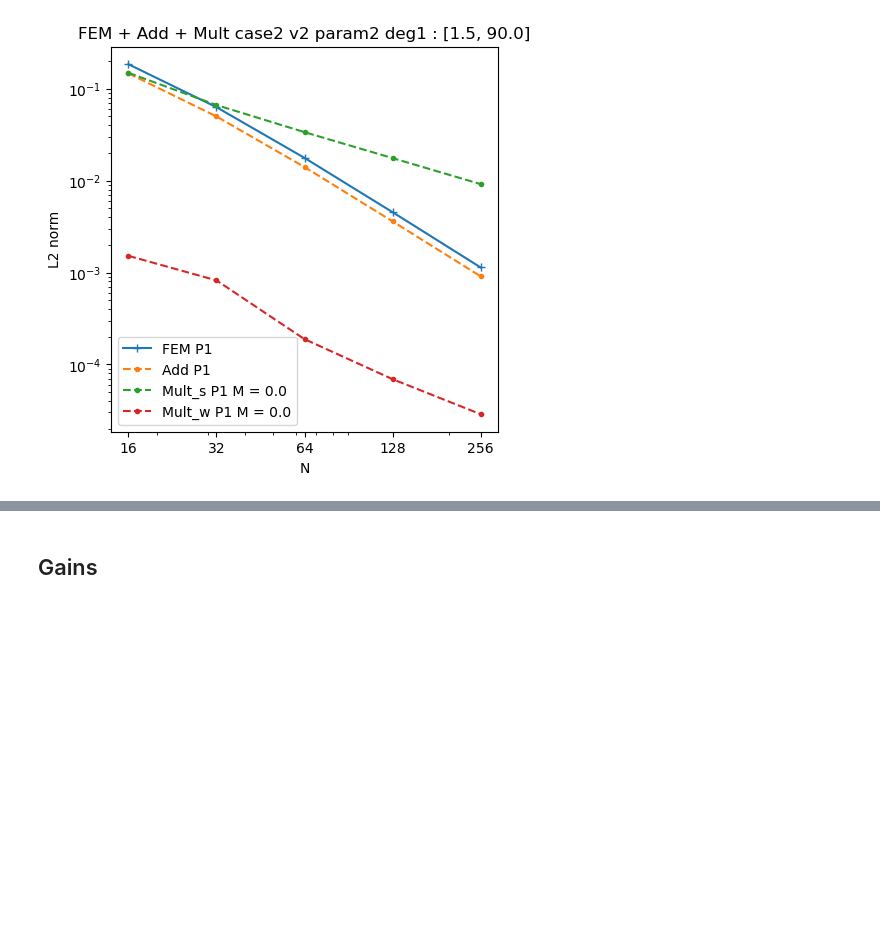
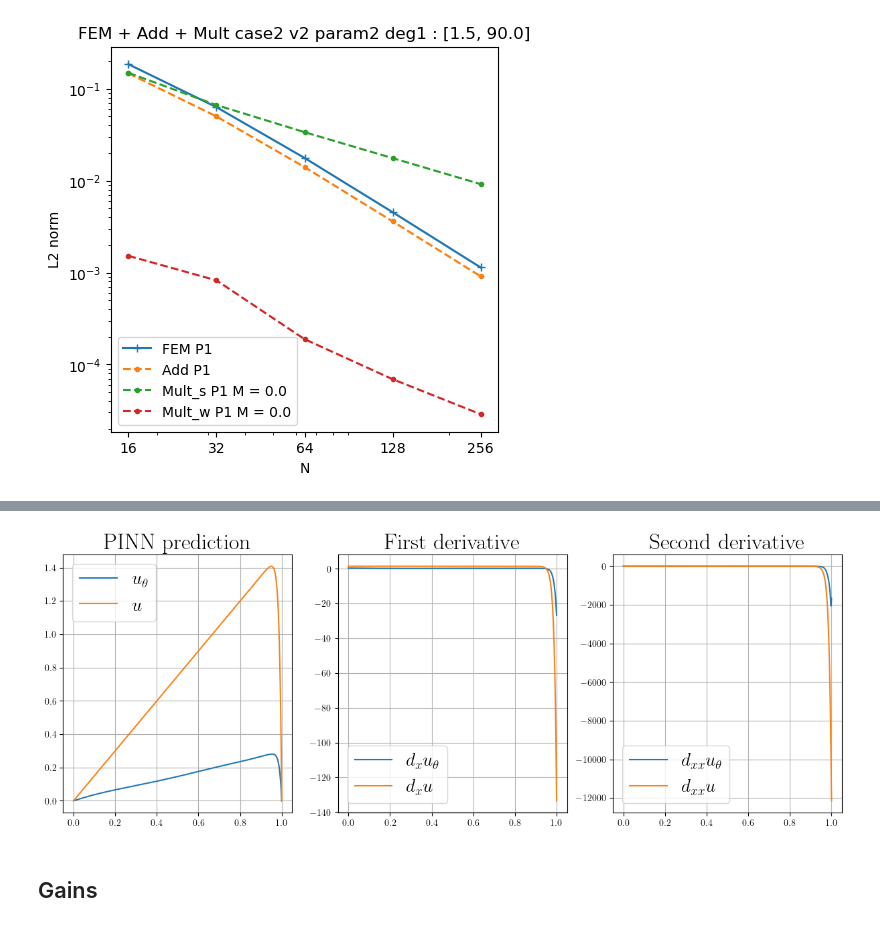
Before and after one commit to flecourtier/Article1, a Jupyter notebook: tests_FEniCS/test_1D_new/testcase2.ipynb, the cells around one changed output, grey strips where cells are left out. Cells and saved outputs as stored; diff of their text form; code cells hidden in the pictures; blank space fills up the shorter version.

Commit message:
TestCase1D : Update Plot + Plots derivatives prior / TestCase1 1D : compute Cgains

```diff
--- a/tests_FEniCS/test_1D_new/testcase2.ipynb
+++ b/tests_FEniCS/test_1D_new/testcase2.ipynb
@@ -84,7 +92,7 @@ tab_nb_vert = error_estimations.tab_nb_vert
 ### Run FEM
 # %%
 degree = 1
-df_FEM, tab_h_FEM, tab_err_FEM = error_estimations.run_fem_deg(degree,new_run=False)
+df_FEM, tab_h_FEM, tab_err_FEM = error_estimations.run_fem_deg(degree,new_run=True)
 # %% [output]
 ## Run error estimation with FEM for degree=1
 V_ex created with  501  vertices and degree  4  : h_ex = 0.0020000000000000018
@@ -105,7 +105,7 @@ nb_vert=256, norme_L2=0.0011348100666762999
 ### Run Add
 # %%
 degree = 1
-df_Corr, tab_h_Corr, tab_err_Corr = error_estimations.run_corr_deg(degree,u_theta,new_run=False)
+df_Corr, tab_h_Corr, tab_err_Corr = error_estimations.run_corr_deg(degree,u_theta,new_run=True)
 # %% [output]
 ## Run error estimation with Corr for degree=1
 V_ex created with  501  vertices and degree  4  : h_ex = 0.0020000000000000018
@@ -129,7 +122,7 @@ tab_M = [0.0]
 Strong :
 # %%
 degree = 1
-error_estimations.run_mult_deg_allM(degree,u_theta,tab_M,new_run=False)
+error_estimations.run_mult_deg_allM(degree,u_theta,tab_M,new_run=True)
 # %% [output]
 ## Run error estimation with Mult for degree=1
 V_ex created with  501  vertices and degree  4  : h_ex = 0.0020000000000000018
@@ -150,7 +135,7 @@ nb_vert=256, norme_L2=0.00917503989815552
 Weak :
 # %%
 degree = 1
-error_estimations.run_mult_deg_allM(degree,u_theta,tab_M,impose_bc=False,new_run=False)
+error_estimations.run_mult_deg_allM(degree,u_theta,tab_M,impose_bc=False,new_run=True)
 # %% [output]
 ## Run error estimation with Mult for degree=1
 V_ex created with  501  vertices and degree  4  : h_ex = 0.0020000000000000018
@@ -178,3 +193,43 @@ compare_methods.save_tab_alldeg_allM(tab_M)
+# %%
+import matplotlib.pyplot as plt
+from matplotlib import rc
+
+rc('font', **{'family': 'serif', 'serif': ['Computer Modern']})
+rc('text', usetex=True)
+
+# Définir les tailles pour les titres et les légendes
+title_size = 24  # Taille des titres
+legend_size = 20  # Taille des légendes
+
+fig, axs = plt.subplots(1, 3, figsize=(15, 5))
+
+# plot u
+axs[0].plot(XXYY, u_theta_, label=r"$u_\theta$")
+axs[0].plot(XXYY, u_ex, label=r"$u$")
+axs[0].set_title("PINN prediction", fontsize=title_size)
+axs[0].legend(fontsize=legend_size)
+
+# plot du/dx
+axs[1].plot(XXYY, u_theta_x, label=r"$d_xu_\theta$")
+axs[1].plot(XXYY, du_ex_dx, label=r"$d_xu$")
+axs[1].set_title("First derivative", fontsize=title_size)
+axs[1].legend(fontsize=legend_size)
+
+# plot d2u/dx2
+axs[2].plot(XXYY, u_theta_xx, label=r"$d_{xx}u_\theta$")
+axs[2].plot(XXYY, d2u_ex_dx2, label=r"$d_{xx}u$")
+axs[2].set_title("Second derivative", fontsize=title_size)
+axs[2].legend(fontsize=legend_size)
+
+# Ajouter une grille
+for ax in axs:
+    ax.grid()
+
+# Affichage de la figure
+plt.savefig("derivatives_mu2",dpi=1000)
+plt.show()
+# %% [output]
+[figure, added]
 # %% [markdown]
 ## Gains
 # %% [markdown]
```
Also changed, not shown: parts of 12 cells of this notebook, 9 other files.
